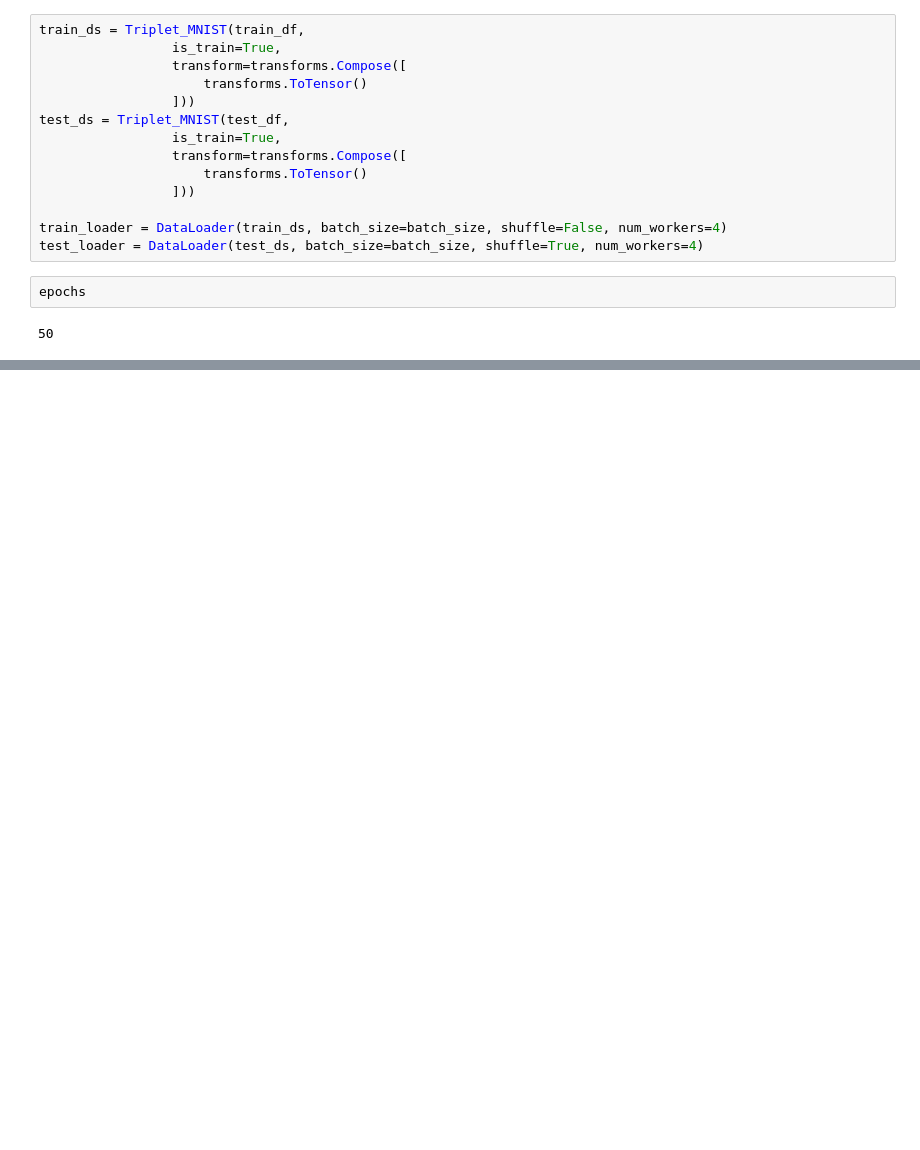
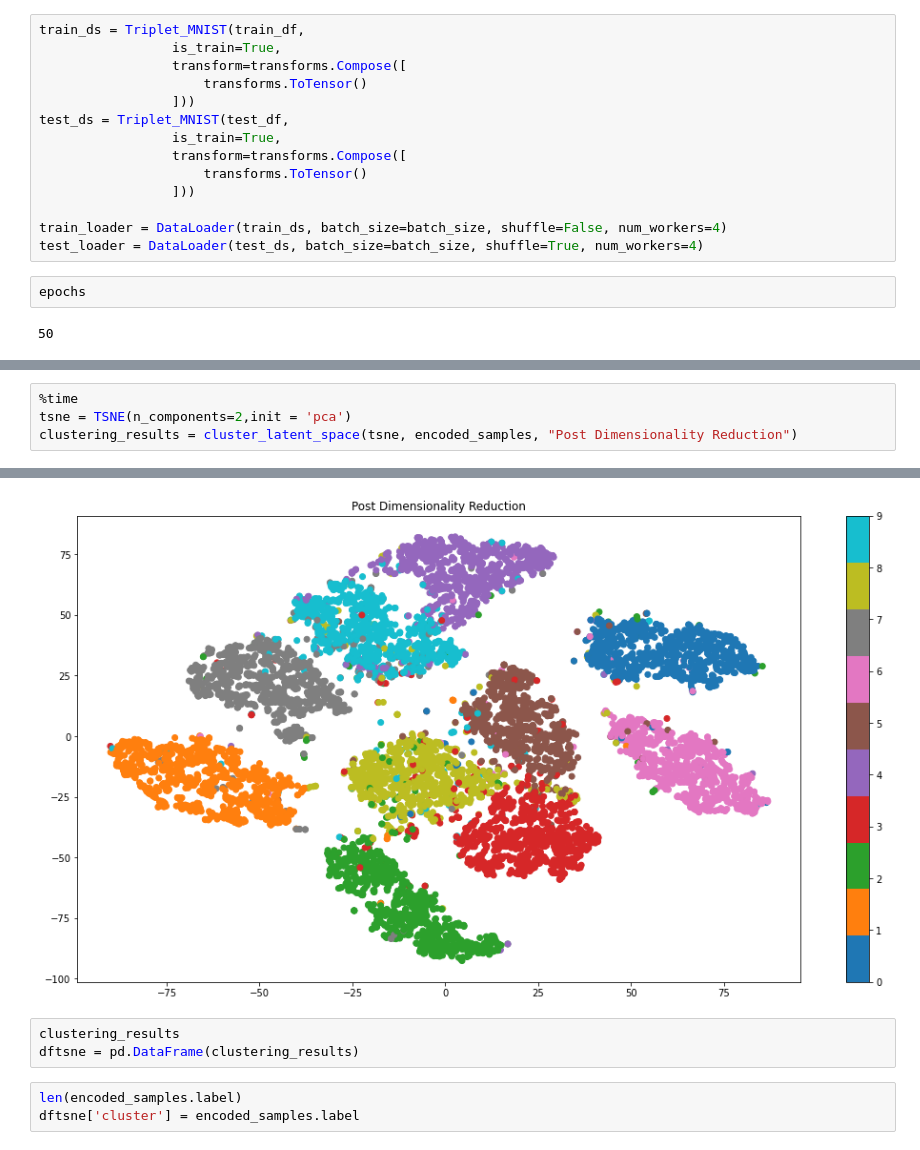
Before and after one commit to gourav10/autoencoder_embedding, a Jupyter notebook: triplet_loss.ipynb, the cells around one changed output, grey strips where cells are left out. Cells and saved outputs as stored; diff of their text form; blank space fills up the shorter version.

```diff
--- a/triplet_loss.ipynb
+++ b/triplet_loss.ipynb
@@ -765,0 +709,5 @@ save_model(encoder, model_name='encoder_embed5')
+# %%
+%time
+tsne = TSNE(n_components=2,init = 'pca')
+clustering_results = cluster_latent_space(tsne, encoded_samples, "Post Dimensionality Reduction")
+# %% [output]
@@ -765,0 +716,7 @@ save_model(encoder, model_name='encoder_embed5')
+[figure, added]
+# %%
+clustering_results
+dftsne = pd.DataFrame(clustering_results)
+# %%
+len(encoded_samples.label)
+dftsne['cluster'] = encoded_samples.label
```
Also changed, not shown: parts of 38 cells of this notebook.
